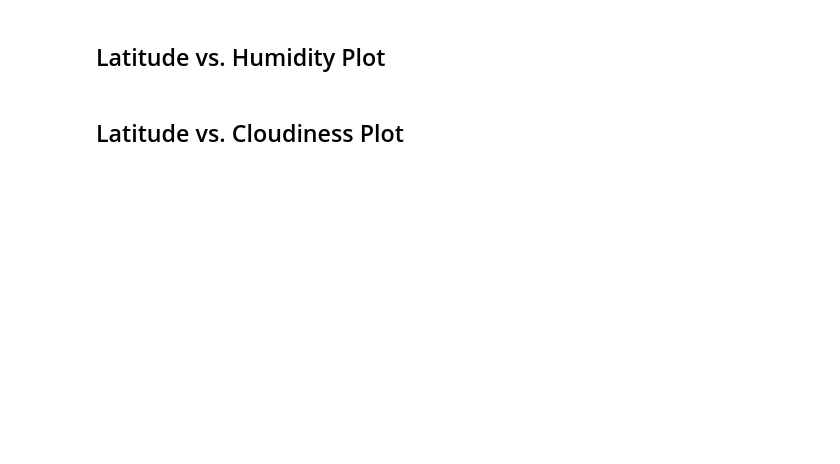
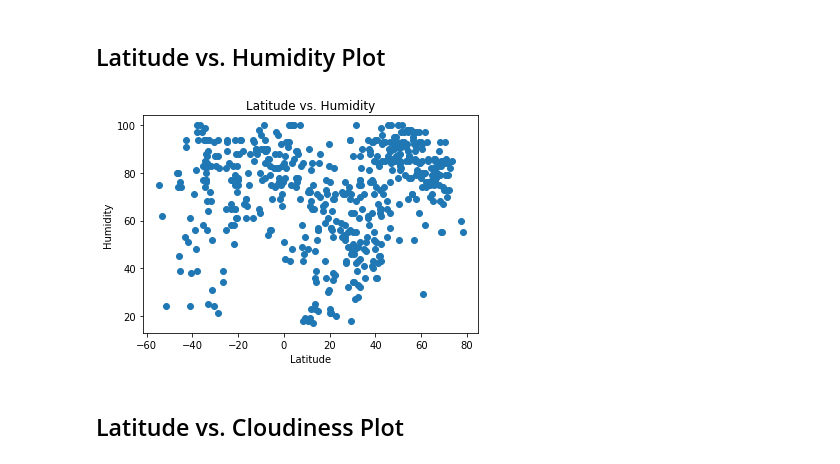
Before and after one commit to amunyhub/python-api-challenge, a Jupyter notebook: WeatherPy/WeatherPy.ipynb, the cells around one changed output. Cells and saved outputs as stored; diff of their text form; code cells hidden in the pictures; blank space fills up the shorter version.

```diff
--- a/WeatherPy/WeatherPy.ipynb
+++ b/WeatherPy/WeatherPy.ipynb
@@ -208,11 +204,14 @@ plt.show()
 # %%
 x_values=weather_df['Lat']
 y_values=weather_df['Humidity']
 plt.scatter(x_values,y_values)
 plt.xlabel('Latitude')
 plt.ylabel('Humidity')
+plt.title('Latitude vs. Humidity')
 plt.show()
 #Print(add a sentence here)
+# %% [output]
+[figure, added]
 # %% [markdown]
 ## Latitude vs. Cloudiness Plot
 # %%
```
Also changed, not shown: parts of 10 cells of this notebook, 1 other file.
